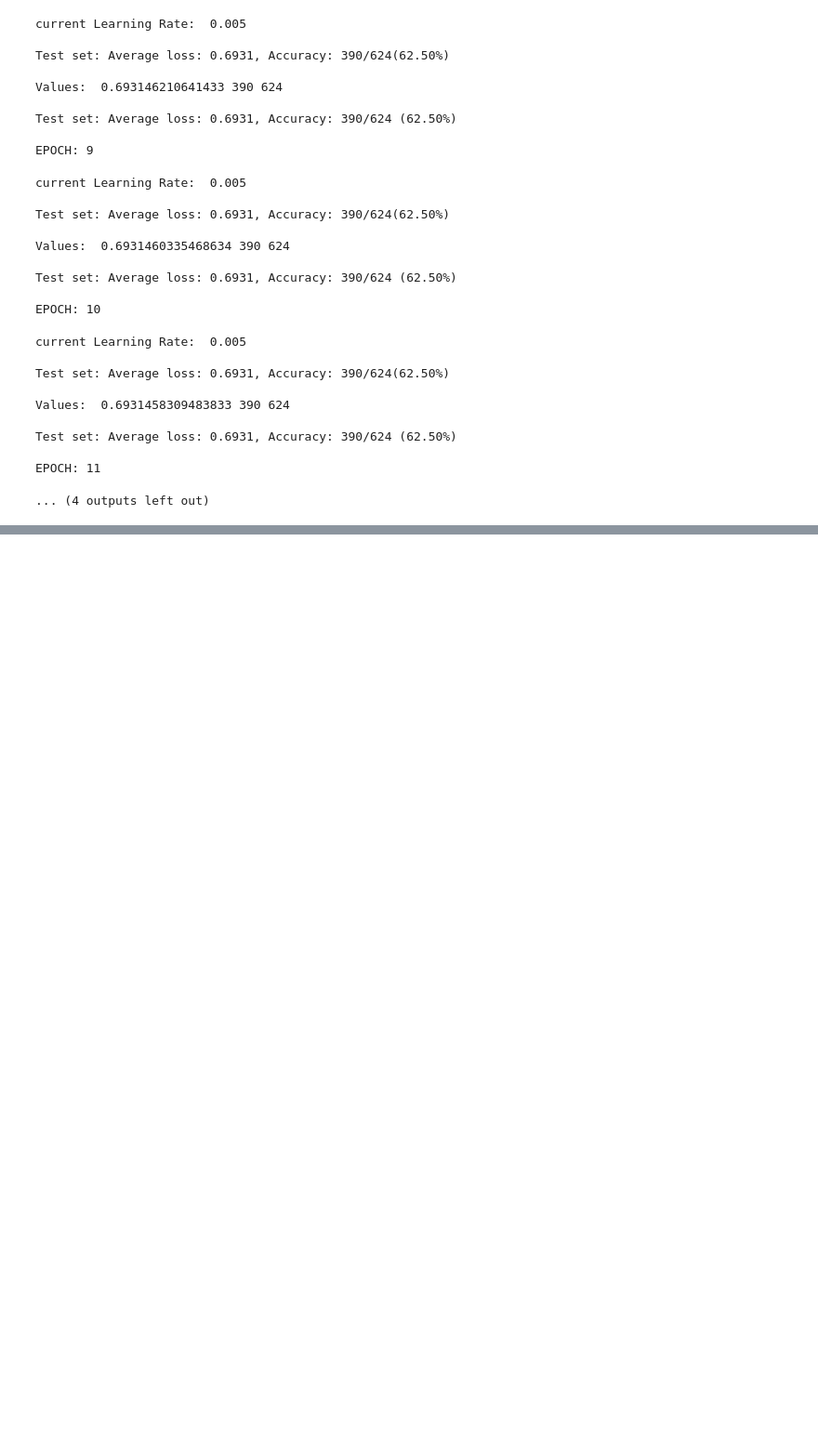
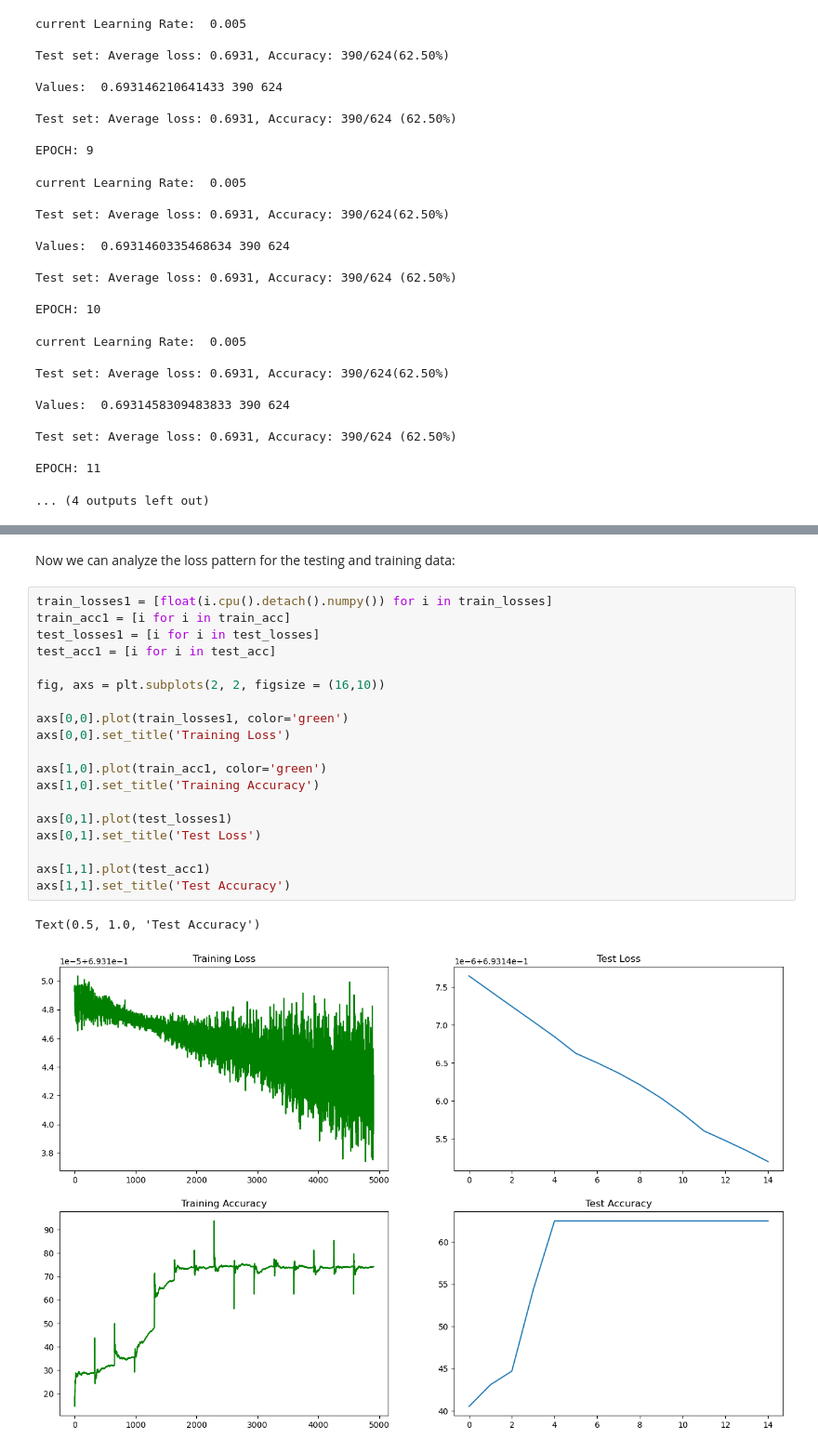
Before and after one commit to DrT3a/Image_Classification_Pytorch, a Jupyter notebook: 2.First Basic Model.ipynb, the cells around one changed output, grey strips where cells are left out. Shown: that part at 93% size. Saved outputs shown, nothing was run; the diff lists cells and outputs as text; blank space fills up the shorter version.

```diff
--- a/2.First Basic Model.ipynb
+++ b/2.First Basic Model.ipynb
@@ -640,0 +642,24 @@ EPOCH: 11
+# %% [markdown]
+Now we can analyze the loss pattern for the testing and training data:
+# %%
+train_losses1 = [float(i.cpu().detach().numpy()) for i in train_losses]
+train_acc1 = [i for i in train_acc]
+test_losses1 = [i for i in test_losses]
+test_acc1 = [i for i in test_acc]
+
+fig, axs = plt.subplots(2, 2, figsize = (16,10))
+
+axs[0,0].plot(train_losses1, color='green')
+axs[0,0].set_title('Training Loss')
+
+axs[1,0].plot(train_acc1, color='green')
+axs[1,0].set_title('Training Accuracy')
+
+axs[0,1].plot(test_losses1)
+axs[0,1].set_title('Test Loss')
+
+axs[1,1].plot(test_acc1)
+axs[1,1].set_title('Test Accuracy')
+# %% [output]
+Text(0.5, 1.0, 'Test Accuracy')
+[figure, added]
```
Also changed, not shown: parts of 4 cells of this notebook.
